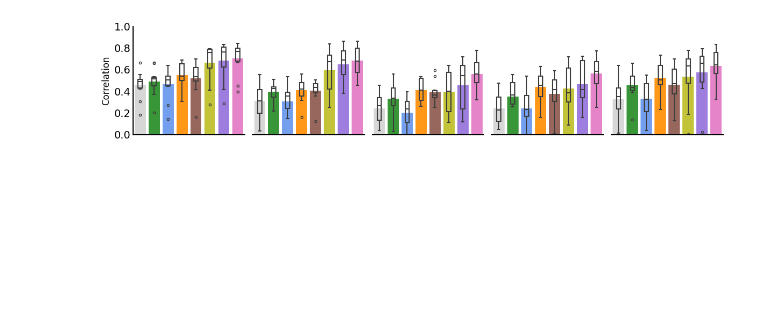
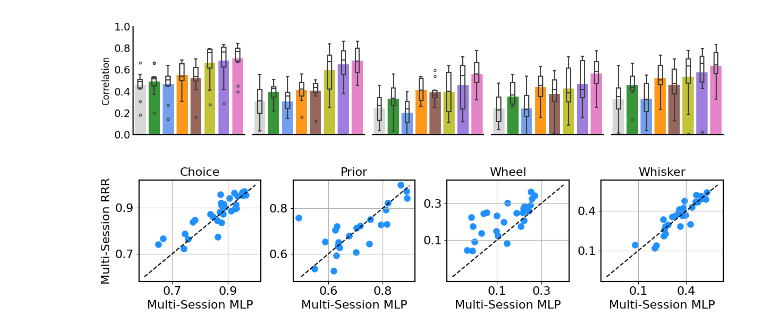
Before and after one commit to yzhang511/neural_decoding, a Jupyter notebook: notebooks/figure_benchmark.ipynb, the cells around one changed output. Saved outputs shown, nothing was run; the diff lists cells and outputs as text; code cells hidden in the pictures; blank space fills up the shorter version.

Commit message:
update benchmark figure

```diff
--- a/notebooks/figure_benchmark.ipynb
+++ b/notebooks/figure_benchmark.ipynb
@@ -255,0 +350,54 @@ plt.show()
+# %%
+fig, axes = plt.subplots(1, 4, figsize=(12, 3))
+
+font_properties = {'fontsize': 12, 'fontweight': 'bold', 'family': 'serif'}
+
+titles = ["Choice", "Prior", "Wheel", "Whisker"]
+data = [(choice["mlp"], choice["reduced-rank"]), (prior["mlp"], prior["reduced-rank"]), (wheel["mlp"], wheel["reduced-rank"]), (whisker["mlp"], whisker["reduced-rank"])]
+colors = ['dodgerblue', 'dodgerblue', 'dodgerblue', 'dodgerblue']
+
+for ax_i, (ax, (x, y), title, color) in enumerate(zip(axes.flat, data, titles, colors)):
+    ax.scatter(x, y, color='dodgerblue', s=65)
+
+    if title == "Choice":
+      ax.plot([0.6, 1.], [0.6, 1.], linestyle='--', color='black')
+    elif title == "Prior":
+      ax.plot([0.5, 0.9], [0.5, 0.9], linestyle='--', color='black')
+    elif title == "Wheel":
+      ax.plot([-0.1, 0.4], [-0.1, 0.4], linestyle='--', color='black')
+    elif title == "Whisker":
+      ax.plot([-0.1, 0.6], [-0.1, 0.6], linestyle='--', color='black')
+
+    ax.set_title(title, fontsize=16)
+
+    if ax_i == 0:
+      ax.set_ylabel("Multi-Session RRR", fontsize=16)
+
+    ax.set_xlabel("Multi-Session MLP", fontsize=16)
+    ax.grid(True)
+
+    if ax_i == 0:
+      ax.set_xticks([0.70, 0.90])
+      ax.set_yticks([0.70, 0.90])
+    if ax_i == 1:
+      ax.set_xticks([0.60, 0.80])
+      ax.set_yticks([0.60, 0.80])
+    if ax_i == 2:
+      ax.set_xticks([0.1, 0.30])
+      ax.set_yticks([0.1, 0.30])
+    if ax_i == 3:
+      ax.set_xticks([0.10, 0.40])
+      ax.set_yticks([0.10, 0.40])
+
+    for spine in ax.spines.values():
+        spine.set_linewidth(1.5)
+
+    ax.tick_params(axis='both', which='major', labelsize=16)
+    ax.xaxis.set_major_formatter(plt.FormatStrFormatter('%.1f'))
+    ax.yaxis.set_major_formatter(plt.FormatStrFormatter('%.1f'))
+
+plt.tight_layout()
+plt.savefig('/burg/stats/users/yz4123/neural_decoding/notebooks/figs/multi_session_mlp_comparison.png', dpi=400, bbox_inches='tight')
+plt.show()
+# %% [output]
+[figure, added]
```
Also changed, not shown: parts of 3 cells of this notebook, 5 other files.
